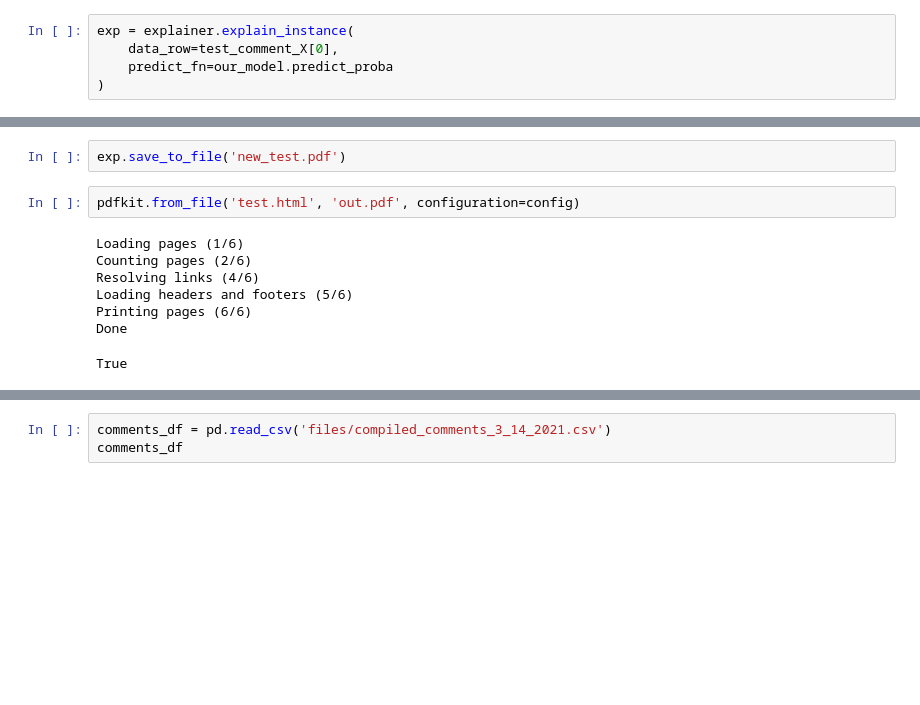
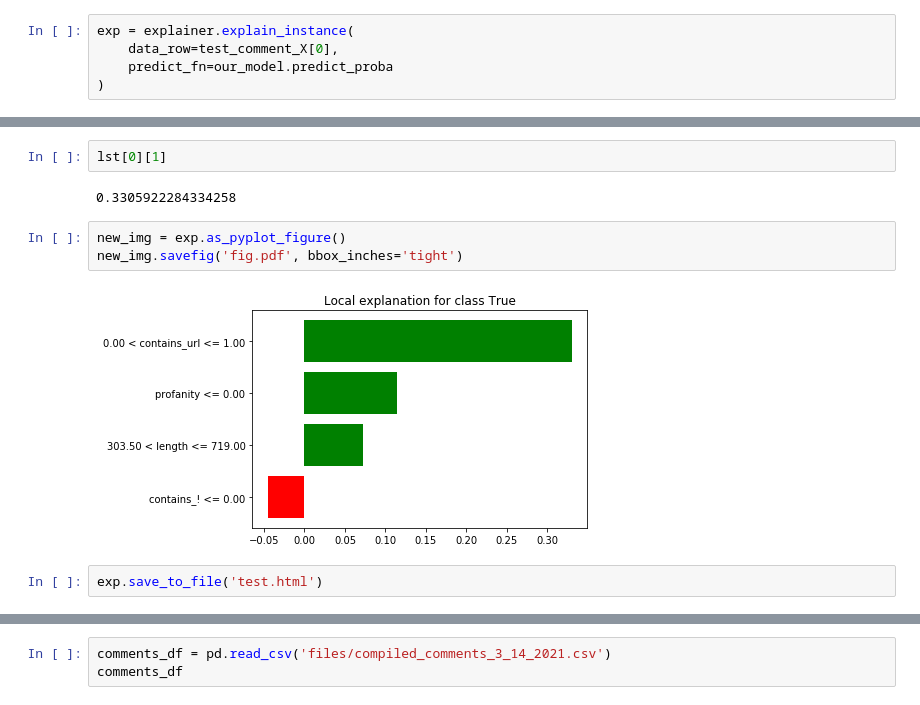
Before and after one commit to mcatalano26/cmps-cap, a Jupyter notebook: Feature Importance.ipynb, the cells around one changed output, grey strips where cells are left out. Saved outputs shown, nothing was run; the diff lists cells and outputs as text; blank space fills up the shorter version.

Commit message:
working feature importance visualization

```diff
--- a/Feature Importance.ipynb
+++ b/Feature Importance.ipynb
@@ -88,12 +93,11 @@ config = pdfkit.configuration(wkhtmltopdf=path_wkhtmltopdf)
+# %%
+lst[0][1]
+# %% [output]
+0.3305922284334258
+# %%
+new_img = exp.as_pyplot_figure()
+new_img.savefig('fig.pdf', bbox_inches='tight')
+# %% [output]
+[figure, added]
 # %%
-exp.save_to_file('new_test.pdf')
+exp.save_to_file('test.html')
-# %%
-pdfkit.from_file('test.html', 'out.pdf', configuration=config)
-# %% [output]
-Loading pages (1/6)
-Counting pages (2/6)
-Resolving links (4/6)
-Loading headers and footers (5/6)
-Printing pages (6/6)
-Done
-True
```
Also changed, not shown: parts of 8 cells of this notebook, 8 other files.
